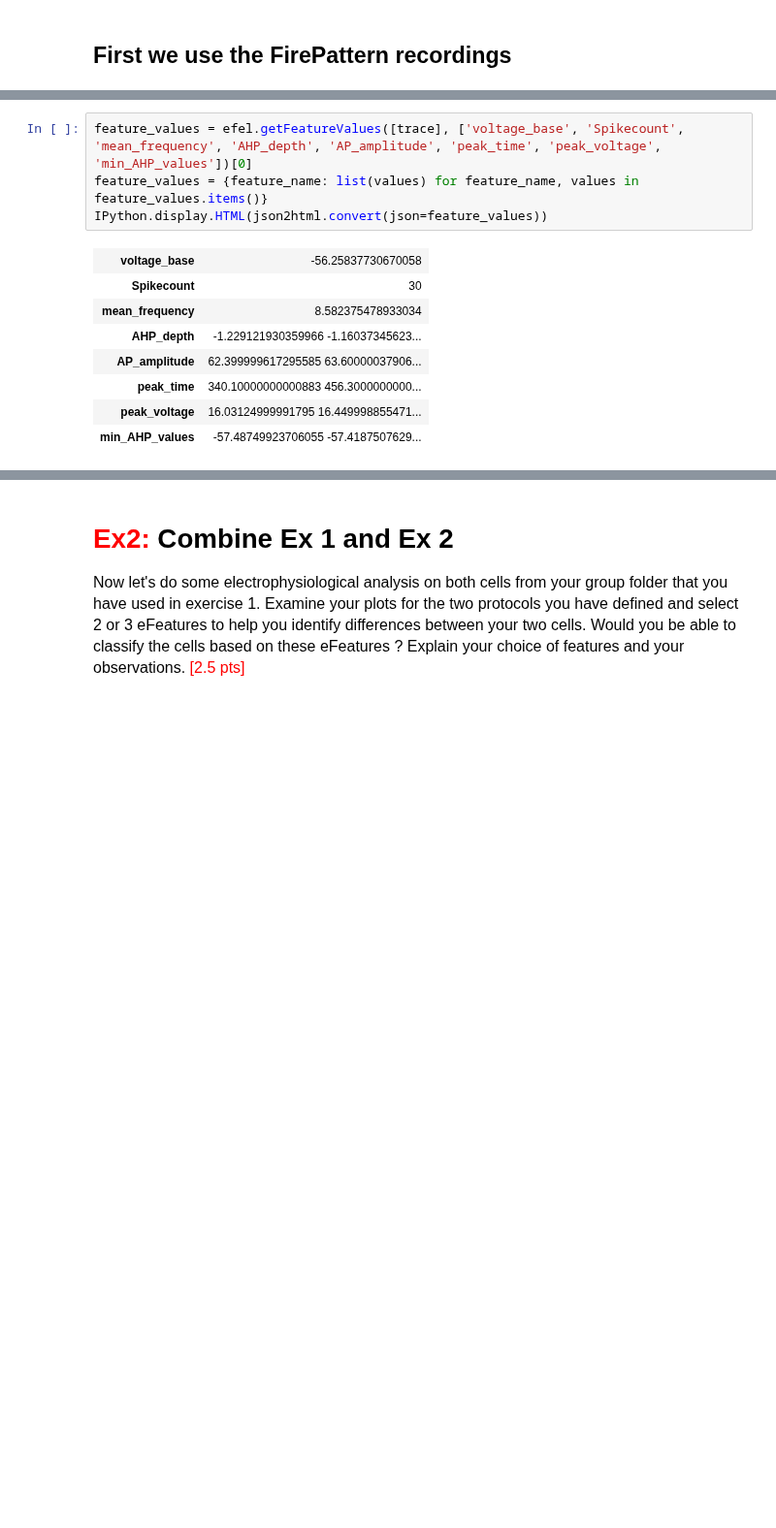
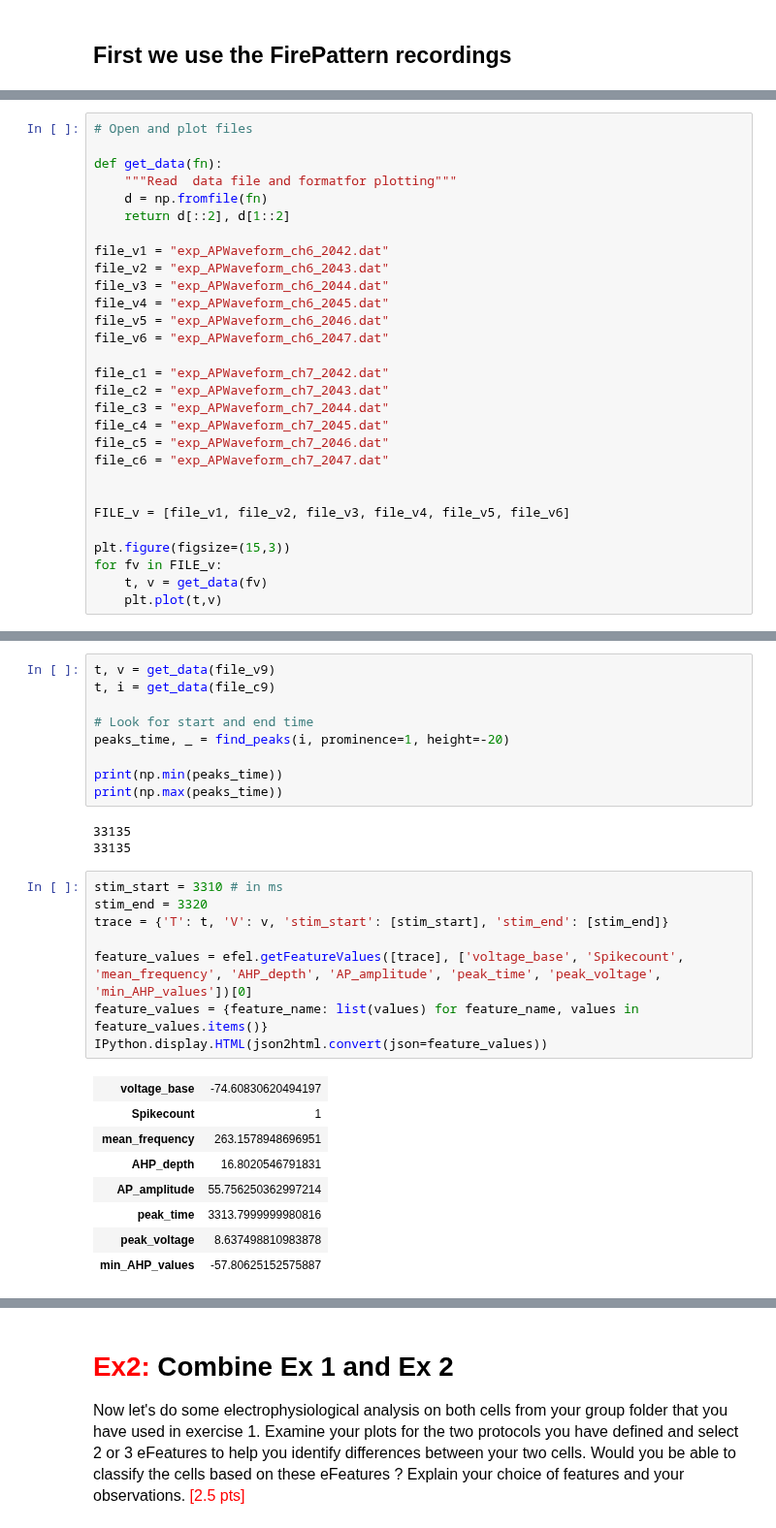
Before and after one commit to AlbrechtAlice/In-Silico-Neuroscience, a Jupyter notebook: Week5_HomeWork.ipynb, the cells around one changed output, grey strips where cells are left out. Shown at 97% size. Saved outputs shown, nothing was run; the diff lists cells and outputs as text; blank space fills up the shorter version.

```diff
--- a/Week5_HomeWork.ipynb
+++ b/Week5_HomeWork.ipynb
@@ -106,0 +167,29 @@ trace = {'T': t, 'V': v, 'stim_start': [stim_start], 'stim_end': [stim_end]}
+# %%
+# Open and plot files
+
+def get_data(fn):
+    """Read  data file and formatfor plotting"""
+    d = np.fromfile(fn)
+    return d[::2], d[1::2]
+
+file_v1 = "exp_APWaveform_ch6_2042.dat"
+file_v2 = "exp_APWaveform_ch6_2043.dat"
+file_v3 = "exp_APWaveform_ch6_2044.dat"
+file_v4 = "exp_APWaveform_ch6_2045.dat"
+file_v5 = "exp_APWaveform_ch6_2046.dat"
+file_v6 = "exp_APWaveform_ch6_2047.dat"
+
+file_c1 = "exp_APWaveform_ch7_2042.dat"
+file_c2 = "exp_APWaveform_ch7_2043.dat"
+file_c3 = "exp_APWaveform_ch7_2044.dat"
+file_c4 = "exp_APWaveform_ch7_2045.dat"
+file_c5 = "exp_APWaveform_ch7_2046.dat"
+file_c6 = "exp_APWaveform_ch7_2047.dat"
+
+
+FILE_v = [file_v1, file_v2, file_v3, file_v4, file_v5, file_v6]
+
+plt.figure(figsize=(15,3))
+for fv in FILE_v:
+    t, v = get_data(fv)
+    plt.plot(t,v)
@@ -107,13 +659,29 @@ trace = {'T': t, 'V': v, 'stim_start': [stim_start], 'stim_end': [stim_end]}
+# %%
+t, v = get_data(file_v9)
+t, i = get_data(file_c9)
+
+# Look for start and end time
+peaks_time, _ = find_peaks(i, prominence=1, height=-20)
+
+print(np.min(peaks_time))
+print(np.max(peaks_time))
+# %% [output]
+33135
+33135
 # %%
+stim_start = 3310 # in ms
+stim_end = 3320
+trace = {'T': t, 'V': v, 'stim_start': [stim_start], 'stim_end': [stim_end]}
+
 feature_values = efel.getFeatureValues([trace], ['voltage_base', 'Spikecount', 'mean_frequency', 'AHP_depth', 'AP_amplitude', 'peak_time', 'peak_voltage', 'min_AHP_values'])[0]
 feature_values = {feature_name: list(values) for feature_name, values in feature_values.items()}
 IPython.display.HTML(json2html.convert(json=feature_values))
 # %% [output]
-| voltage_base | -56.25837730670058 |
-| Spikecount | 30 |
-| mean_frequency | 8.582375478933034 |
-| AHP_depth | -1.229121930359966 -1.16037345623... |
-| AP_amplitude | 62.399999617295585 63.60000037906... |
-| peak_time | 340.10000000000883 456.3000000000... |
-| peak_voltage | 16.03124999991795 16.449998855471... |
-| min_AHP_values | -57.48749923706055 -57.4187507629... |
+| voltage_base | -74.60830620494197 |
+| Spikecount | 1 |
+| mean_frequency | 263.1578948696951 |
+| AHP_depth | 16.8020546791831 |
+| AP_amplitude | 55.756250362997214 |
+| peak_time | 3313.7999999980816 |
+| peak_voltage | 8.637498810983878 |
+| min_AHP_values | -57.80625152575887 |
```
Also changed, not shown: parts of 51 cells of this notebook, 1 other file.
